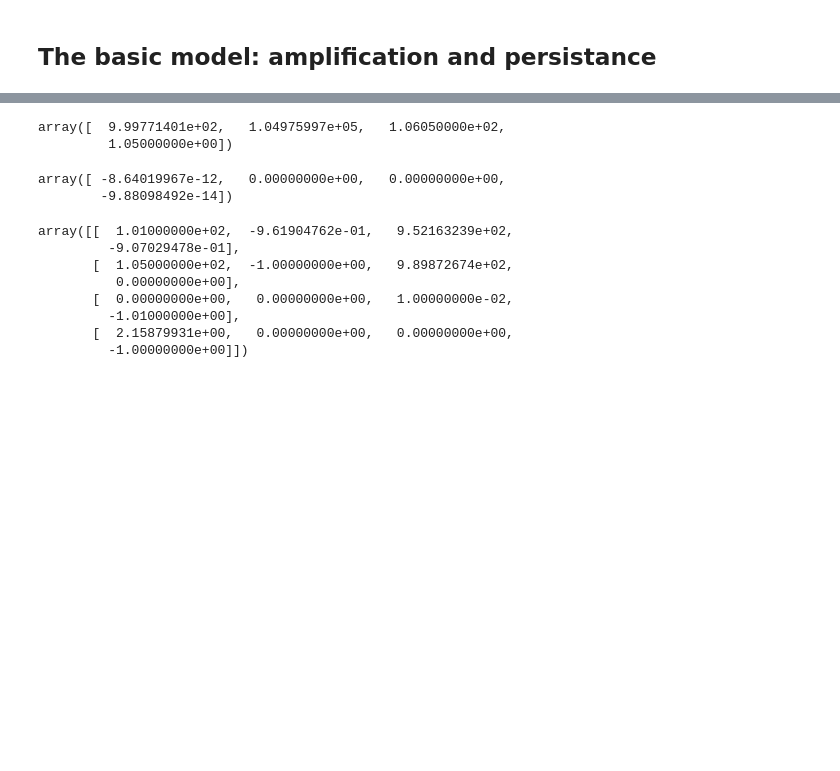
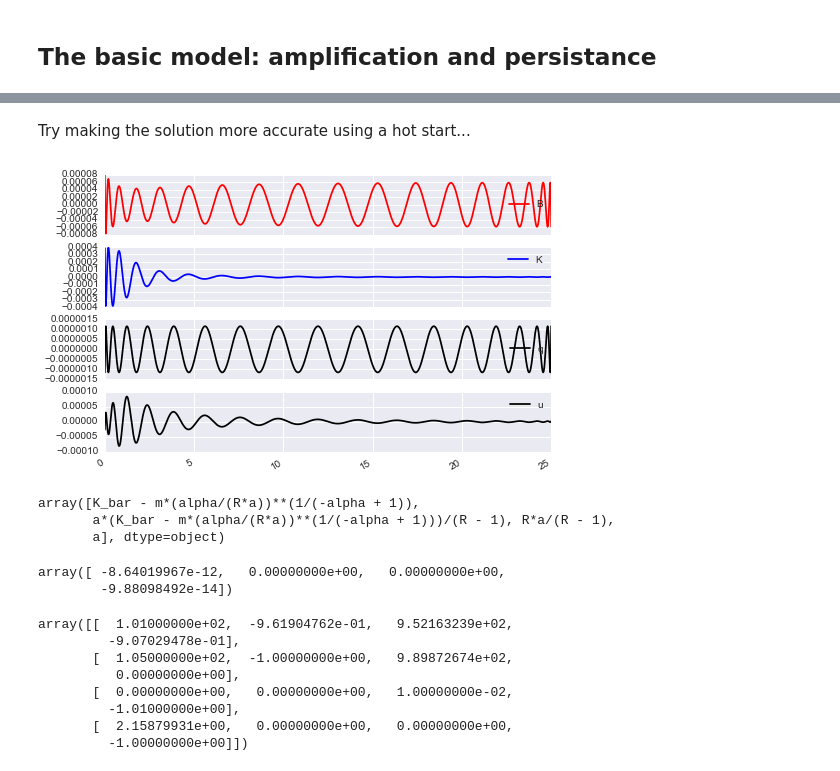
Before and after one commit to davidrpugh/pyCollocation, a Jupyter notebook: examples/credit-cycles.ipynb, the cells around one changed output, grey strips where cells are left out. Cells and saved outputs as stored; diff of their text form; code cells hidden in the pictures; blank space fills up the shorter version.

Commit message:
Now have a working version of basic credit cycles model.

```diff
--- a/examples/credit-cycles.ipynb
+++ b/examples/credit-cycles.ipynb
@@ -34,17 +34,13 @@ rhs = {'K': K_dot, 'B': B_dot, 'q': q_dot, 'u': u_dot}
 # %%
 bcs = {}
 
-def Kstar(a, m, alpha, R, K_bar):
-    return K_bar - m * (alpha / (a * R))**(1 / (1 - alpha))
+Kstar = K_bar - m * (alpha / (a * R))**(1 / (1 - alpha))
 
-def Bstar(a, m, alpha, R, K_bar):
-    return (a / (R - 1)) * Kstar(a, m, alpha, R, K_bar)
-
-params = {'a': 1.01, 'm': 1.0, 'alpha': 0.33, 'R': 1.05, 'K_bar': 100}
+Bstar = (a / (R - 1)) * Kstar
 
 # initial conditions for K and B are given
-K0, B0 = 10.0, Bstar(**params)
-bcs['lower'] = [K - K0, B - B0]
+K0 = 95
+bcs['lower'] = [K - K0]
 
 # boundary conditions on q and u can be written in terms of steady state values
-bcs['upper'] = [q - ((R / (R - 1)) * a), u - a]
+bcs['upper'] = [B - Bstar, q - ((R / (R - 1)) * a), u - a]
@@ -202,3 +115,35 @@ ImportError: No module named quantecon
+# %% [markdown]
+Try making the solution more accurate using a hot start...
+# %%
+initial_coefs = basic_model_solution.solver.functions
+
+for degree in range(31, 50, 1):
+    Ks = basic_model_solution.solution.K
+    initial_capital_poly = np.polynomial.Chebyshev.fit(ts, Ks, degree, domain)
+
+    Bs = basic_model_solution.solution.B
+    initial_debt_poly = np.polynomial.Chebyshev.fit(ts, Bs, degree, domain)
+
+    us = basic_model_solution.solution.u
+    initial_user_cost_poly = np.polynomial.Chebyshev.fit(ts, us, degree, domain)
+
+    qs = basic_model_solution.solution.q
+    initial_land_price_poly = np.polynomial.Chebyshev.fit(ts, qs, degree, domain)
+
+    initial_coefs = {'K': initial_capital_poly.coef, 'B': initial_debt_poly.coef,
+                     'u': initial_user_cost_poly.coef, 'q': initial_land_price_poly.coef}
+
+    basic_model_solver.solve(kind="Chebyshev",
+                             coefs_dict=initial_coefs,
+                             domain=domain)
+
+    basic_model_solution = pycollocation.Solution(basic_model_solver)
+    basic_model_solution.interpolation_knots = np.linspace(domain[0], domain[1], 1000)
+# %%
+basic_model_solution.residuals.plot(subplots=True, style=['r', 'b'])
+plt.show()
+# %% [output]
+[figure, added]
 # %%
 def credit_cycles(t, X, a, m, alpha, R, K_bar):
     out = np.array([(1 / X[3]) * ((a + X[2]) * X[0] - R * X[1]) - X[0],
@@ -224,8 +169,9 @@ initial_condition = np.array([Kstar(a, m, alpha, R, K_bar), Bstar(a, m, alpha, R
 # %%
 initial_condition
 # %% [output]
-array([  9.99771401e+02,   1.04975997e+05,   1.06050000e+02,
-         1.05000000e+00])
+array([K_bar - m*(alpha/(R*a))**(1/(-alpha + 1)),
+       a*(K_bar - m*(alpha/(R*a))**(1/(-alpha + 1)))/(R - 1), R*a/(R - 1),
+       a], dtype=object)
 # %%
 credit_cycles(0, initial_condition)
 # %% [output]
```
Also changed, not shown: parts of 28 cells of this notebook.
